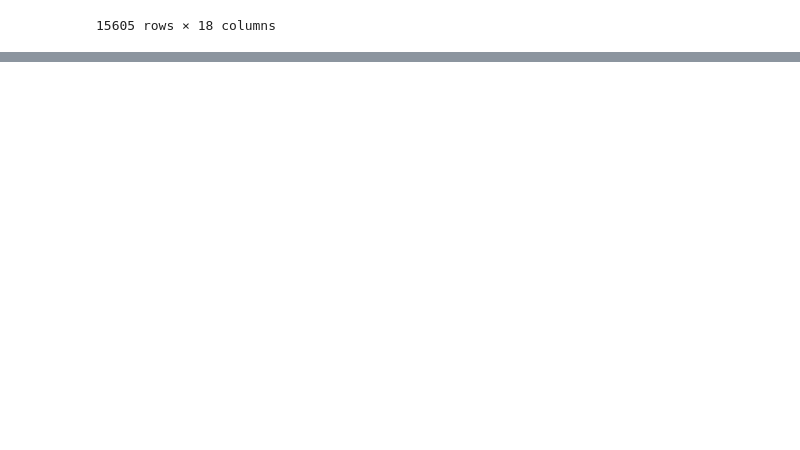
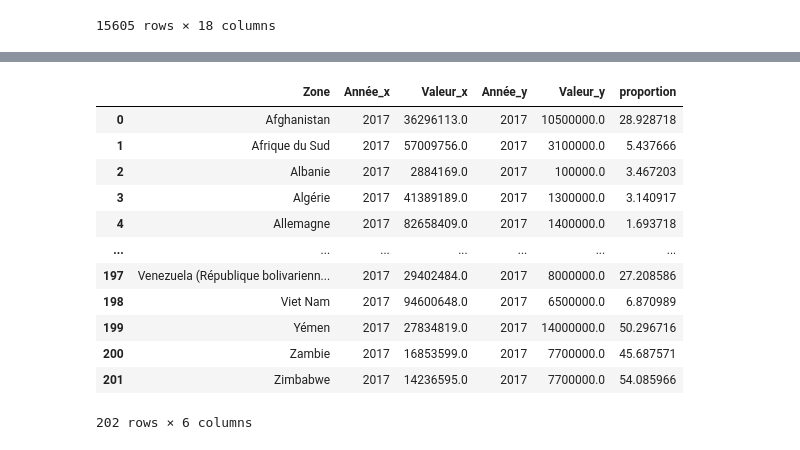
Before and after one commit to Anaisbaron/openclassrooms, a Jupyter notebook: P4.ipynb, the cells around one changed output, grey strips where cells are left out. Saved outputs shown, nothing was run; the diff lists cells and outputs as text; code cells hidden in the pictures; blank space fills up the shorter version.

```diff
--- a/P4.ipynb
+++ b/P4.ipynb
@@ -1208,0 +1237,3 @@ SyntaxError: invalid syntax (3433262650.py, line 1)
+# %%
+population_2017 = population[ma_2017_population]
+population_2017
@@ -1208,0 +1475,3 @@ SyntaxError: invalid syntax (3433262650.py, line 1)
+# %%
+sous_nutrition_2017 = sous_nutrition['Année']==2017
+personnes_sous_nutrition_2017 = sous_nutrition[sous_nutrition_2017]
@@ -1208,0 +1494,3 @@ SyntaxError: invalid syntax (3433262650.py, line 1)
+# %%
+proportion_sous_nutrition = pd.merge(population_2017,personnes_sous_nutrition_2017, how='inner', on=['Zone', 'Zone'])
+proportion_sous_nutrition
@@ -1208,0 +1511,18 @@ SyntaxError: invalid syntax (3433262650.py, line 1)
+# %%
+proportion = proportion_sous_nutrition['Valeur_y'] / proportion_sous_nutrition['Valeur_x']*100
+proportion_sous_nutrition['proportion'] = proportion
+proportion_sous_nutrition
+# %% [output]
+|  | Zone | Année_x | Valeur_x | Année_y | Valeur_y | proportion |
+| 0 | Afghanistan | 2017 | 36296113.0 | 2017 | 10500000.0 | 28.928718 |
+| 1 | Afrique du Sud | 2017 | 57009756.0 | 2017 | 3100000.0 | 5.437666 |
+| 2 | Albanie | 2017 | 2884169.0 | 2017 | 100000.0 | 3.467203 |
+| 3 | Algérie | 2017 | 41389189.0 | 2017 | 1300000.0 | 3.140917 |
+| 4 | Allemagne | 2017 | 82658409.0 | 2017 | 1400000.0 | 1.693718 |
+| ... | ... | ... | ... | ... | ... | ... |
+| 197 | Venezuela (République bolivarienn... | 2017 | 29402484.0 | 2017 | 8000000.0 | 27.208586 |
+| 198 | Viet Nam | 2017 | 94600648.0 | 2017 | 6500000.0 | 6.870989 |
+| 199 | Yémen | 2017 | 27834819.0 | 2017 | 14000000.0 | 50.296716 |
+| 200 | Zambie | 2017 | 16853599.0 | 2017 | 7700000.0 | 45.687571 |
+| 201 | Zimbabwe | 2017 | 14236595.0 | 2017 | 7700000.0 | 54.085966 |
+202 rows × 6 columns
```
Also changed, not shown: parts of 66 cells of this notebook.
